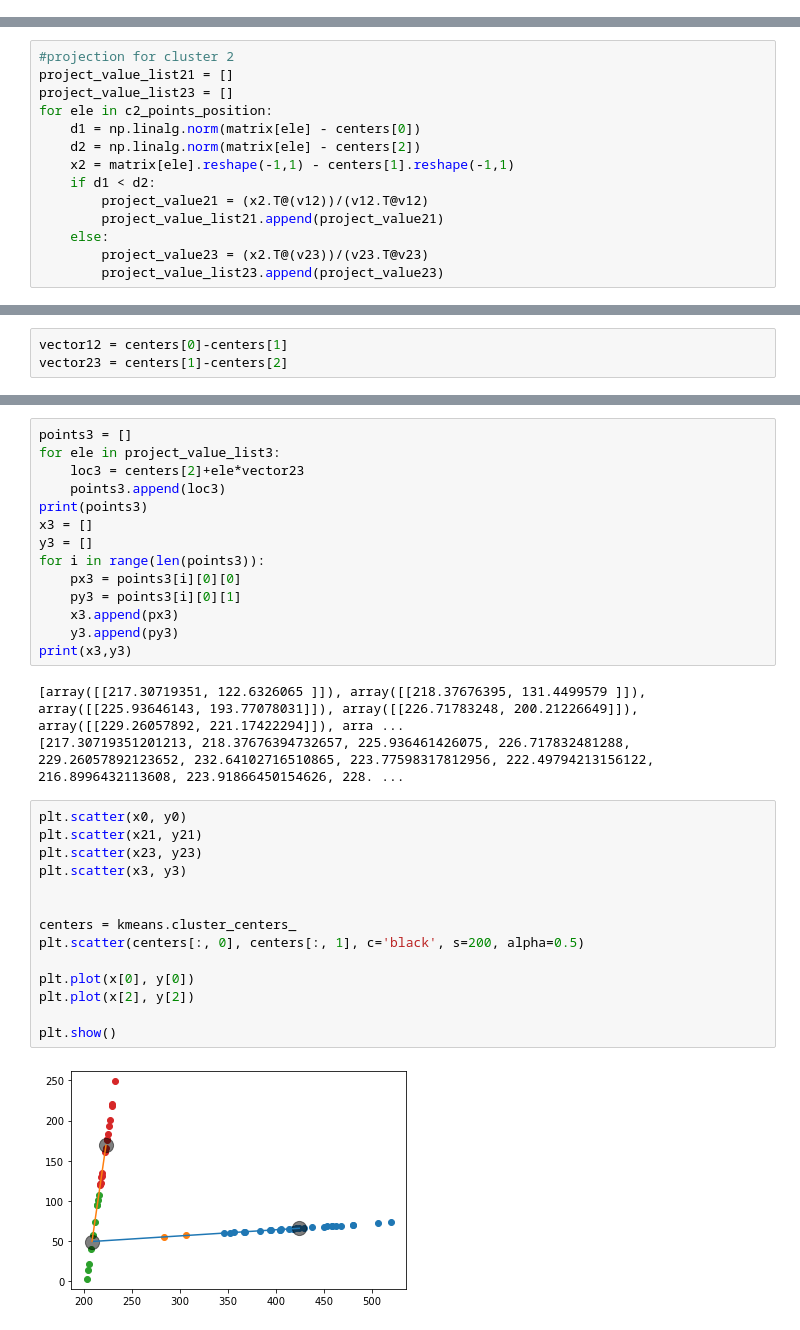
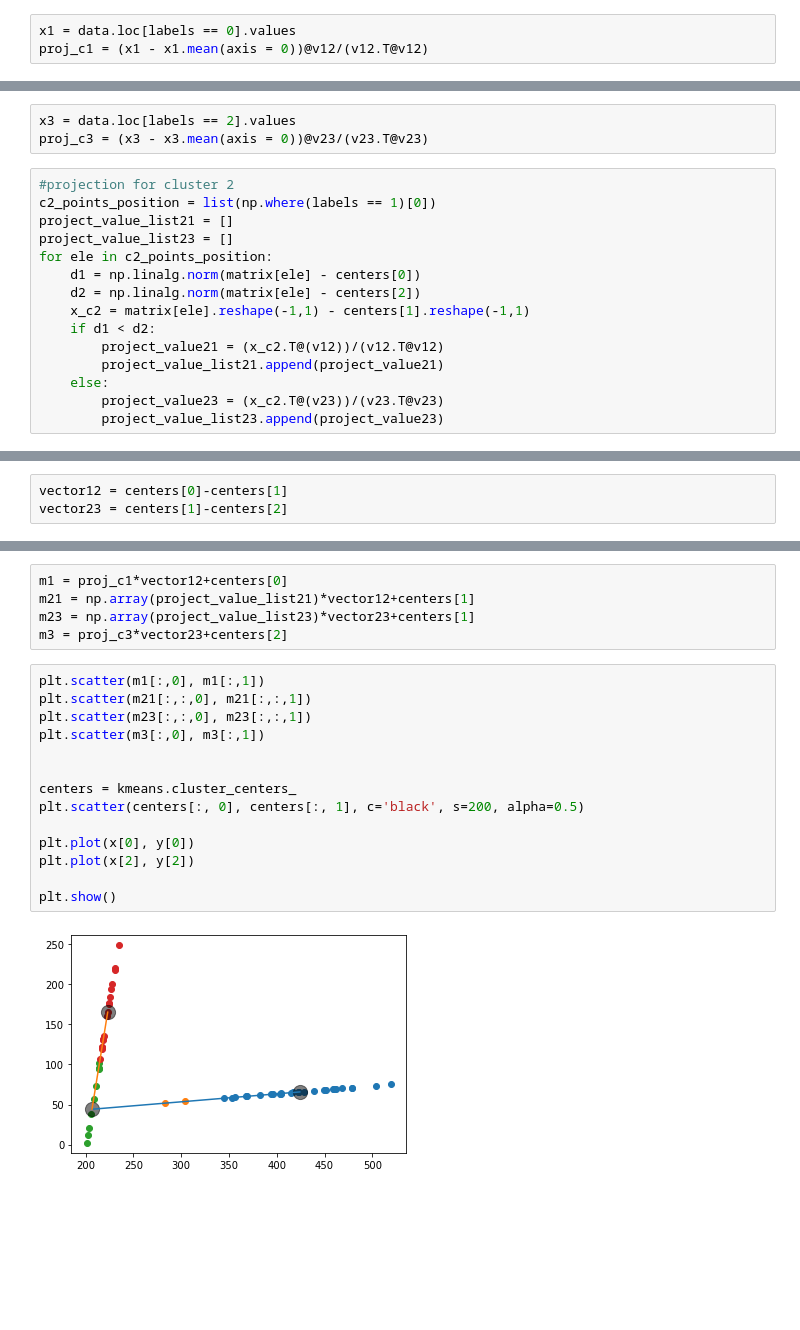
Before and after one commit to SuzyjyCheng/TSCAN-Pseudotime, a Jupyter notebook: Pseudo-time.ipynb, the cells around one changed output, grey strips where cells are left out. Drawn from its saved outputs; the diff is of its cells as text; blank space fills up the shorter version.

```diff
--- a/Pseudo-time.ipynb
+++ b/Pseudo-time.ipynb
@@ -134,0 +110,3 @@ print(project_value_list3)
+# %%
+x1 = data.loc[labels == 0].values
+proj_c1 = (x1 - x1.mean(axis = 0))@v12/(v12.T@v12)
@@ -135,16 +115,20 @@ print(project_value_list3)
+# %%
+x3 = data.loc[labels == 2].values
+proj_c3 = (x3 - x3.mean(axis = 0))@v23/(v23.T@v23)
 # %%
 #projection for cluster 2
+c2_points_position = list(np.where(labels == 1)[0])
 project_value_list21 = []
 project_value_list23 = []
 for ele in c2_points_position:
     d1 = np.linalg.norm(matrix[ele] - centers[0])
     d2 = np.linalg.norm(matrix[ele] - centers[2])
-    x2 = matrix[ele].reshape(-1,1) - centers[1].reshape(-1,1)
+    x_c2 = matrix[ele].reshape(-1,1) - centers[1].reshape(-1,1)
     if d1 < d2:
-        project_value21 = (x2.T@(v12))/(v12.T@v12)
+        project_value21 = (x_c2.T@(v12))/(v12.T@v12)
         project_value_list21.append(project_value21)
     else:
-        project_value23 = (x2.T@(v23))/(v23.T@v23)
+        project_value23 = (x_c2.T@(v23))/(v23.T@v23)
         project_value_list23.append(project_value23)
 # %%
 #find the cell order
@@ -263,34 +182,22 @@ print(x23,y23)
-# %%
-points3 = []
-for ele in project_value_list3:
-    loc3 = centers[2]+ele*vector23
-    points3.append(loc3)
-print(points3)
-x3 = []
-y3 = []
-for i in range(len(points3)):
-    px3 = points3[i][0][0]
-    py3 = points3[i][0][1]
-    x3.append(px3)
-    y3.append(py3)
-print(x3,y3)
-# %% [output]
-[array([[217.30719351, 122.6326065 ]]), array([[218.37676395, 131.4499579 ]]), array([[225.93646143, 193.77078031]]), array([[226.71783248, 200.21226649]]), array([[229.26057892, 221.17422294]]), arra ...
-[217.30719351201213, 218.37676394732657, 225.936461426075, 226.717832481288, 229.26057892123652, 232.64102716510865, 223.77598317812956, 222.49794213156122, 216.8996432113608, 223.91866450154626, 228. ...
+# %%
+m1 = proj_c1*vector12+centers[0]
+m21 = np.array(project_value_list21)*vector12+centers[1]
+m23 = np.array(project_value_list23)*vector23+centers[1]
+m3 = proj_c3*vector23+centers[2]
 # %%
-plt.scatter(x0, y0)
-plt.scatter(x21, y21)
-plt.scatter(x23, y23)
-plt.scatter(x3, y3)
+plt.scatter(m1[:,0], m1[:,1])
+plt.scatter(m21[:,:,0], m21[:,:,1])
+plt.scatter(m23[:,:,0], m23[:,:,1])
+plt.scatter(m3[:,0], m3[:,1])
 
 
 centers = kmeans.cluster_centers_
 plt.scatter(centers[:, 0], centers[:, 1], c='black', s=200, alpha=0.5)
 
 plt.plot(x[0], y[0])
 plt.plot(x[2], y[2])
 
 plt.show()
 # %% [output]
-[figure, old version]
+[figure, new version]
 # %%
```
Also changed, not shown: parts of 26 cells of this notebook, 1 other file.
